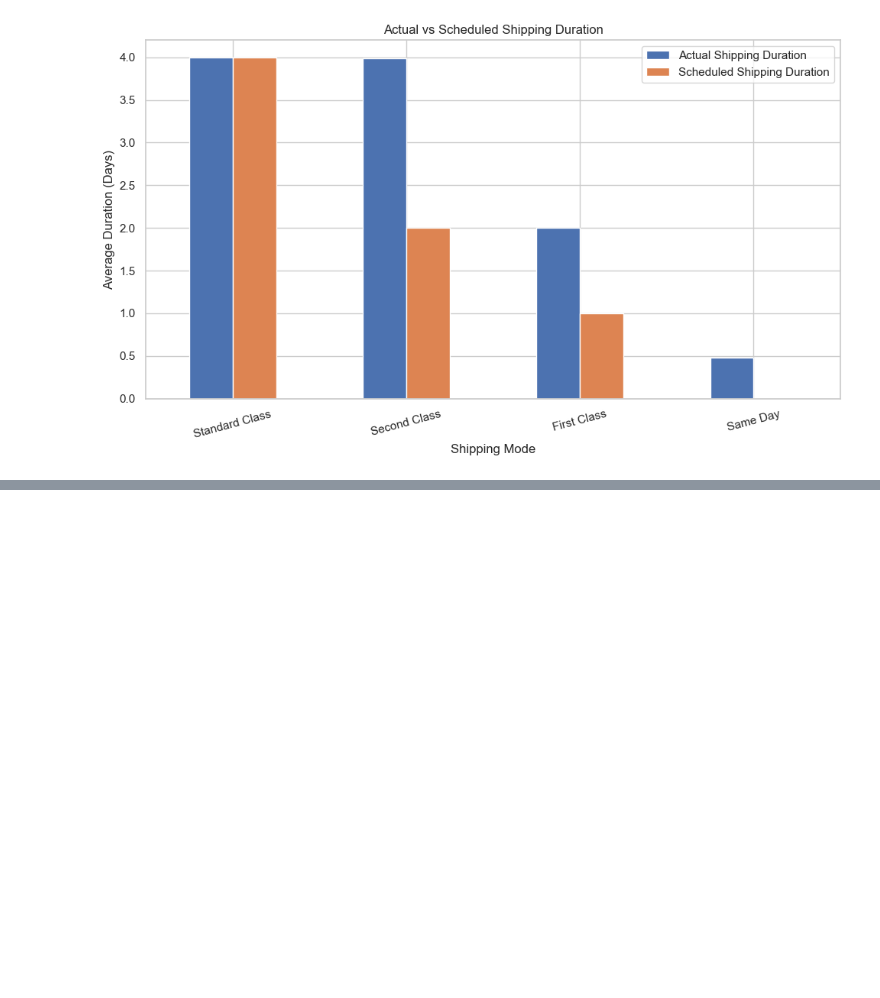
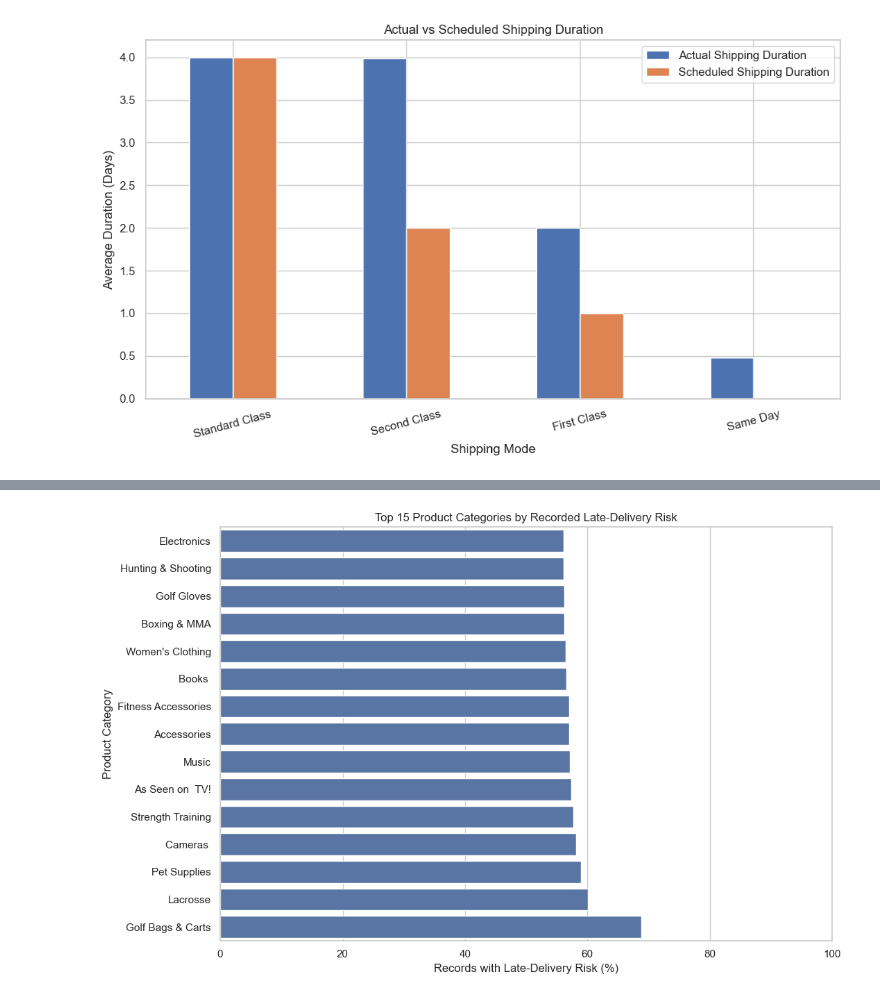
Before and after one commit to divyamohan6388-droid/Logistics-Analytics-Shipment-Delay-Prediction, a Jupyter notebook: notebooks/02_eda.ipynb, the cells around one changed output, grey strips where cells are left out. Saved outputs shown, nothing was run; the diff lists cells and outputs as text; code cells hidden in the pictures; blank space fills up the shorter version.

```diff
--- a/notebooks/02_eda.ipynb
+++ b/notebooks/02_eda.ipynb
@@ -127,0 +231,17 @@ plt.show()
+# %%
+# investigating product categories
+risk_by_category = (
+    df_clean.groupby("Category Name")["Late_delivery_risk"]
+    .agg(["mean", "count"])
+)
+
+risk_by_category["risk_rate_pct"] = (
+    risk_by_category["mean"] * 100
+)
+
+risk_by_category = risk_by_category.sort_values(
+    "risk_rate_pct",
+    ascending=False
+)
+
+risk_by_category.round(2)
@@ -127,0 +267,22 @@ plt.show()
+# %%
+top_categories = risk_by_category.head(15).sort_values(
+    "risk_rate_pct",
+    ascending=True
+)
+
+plt.figure(figsize=(11, 7))
+
+sns.barplot(
+    data=top_categories,
+    x="risk_rate_pct",
+    y=top_categories.index
+)
+
+plt.title("Top 15 Product Categories by Recorded Late-Delivery Risk")
+plt.xlabel("Records with Late-Delivery Risk (%)")
+plt.ylabel("Product Category")
+plt.xlim(0, 100)
+plt.tight_layout()
+plt.show()
+# %% [output]
+[figure, added]
```
Also changed, not shown: parts of 8 cells of this notebook.
